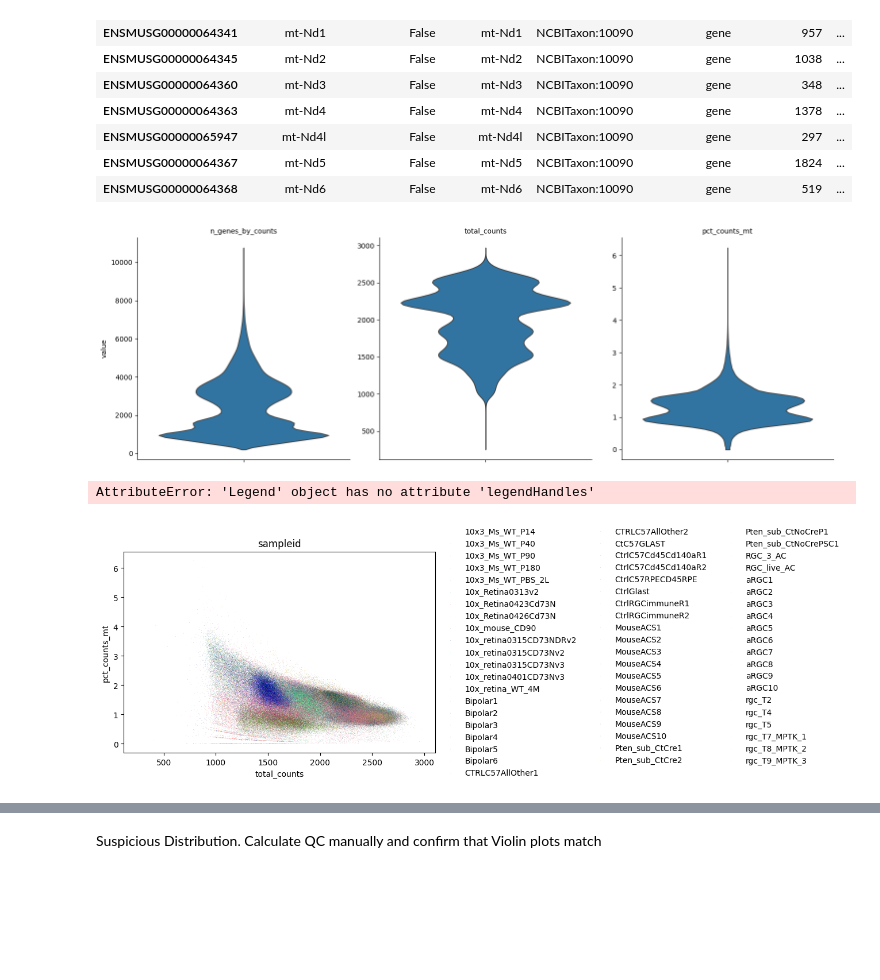
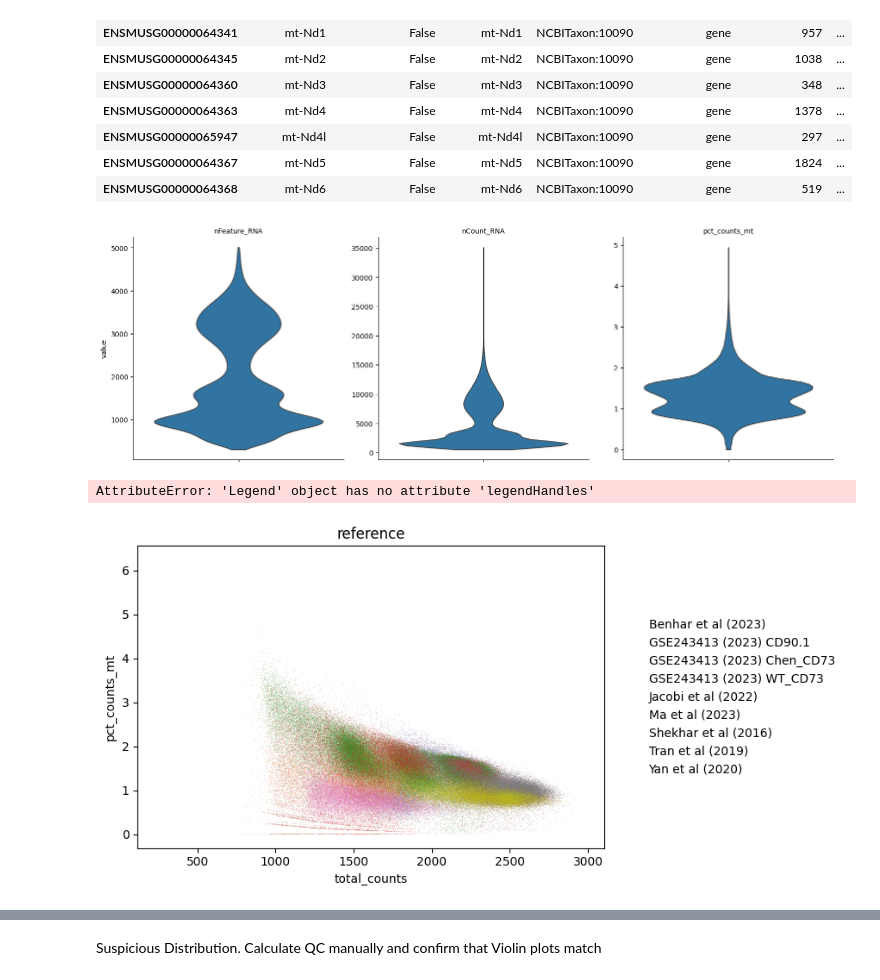
Before and after one commit to yuyanchenglab/CAMR2024, a Jupyter notebook: QualityControl.ipynb, the cells around one changed output, grey strips where cells are left out. Drawn from its saved outputs; the diff is of its cells as text; code cells hidden in the pictures; blank space fills up the shorter version.

Commit message:
Modified code to save figures to files

```diff
--- a/QualityControl.ipynb
+++ b/QualityControl.ipynb
@@ -87,15 +87,19 @@ sc.pp.calculate_qc_metrics(
 # Better Titles + Legend (More descriptive)
 sc.pl.violin(
     adata,
-    ["n_genes_by_counts", "total_counts", "pct_counts_mt"],
+    # ["n_genes_by_counts", "total_counts", "pct_counts_mt"],
+    ["nFeature_RNA", "nCount_RNA", "pct_counts_mt"],
     stripplot = False,
     multi_panel=True,
+    show=False
 )
+
+plt.savefig('figures/qc_violin')
 # %% [output]
-[figure, old version]
+[figure, new version]
 # %%
 # Color by experiment
-sc.pl.scatter(adata, x='total_counts', y='pct_counts_mt', color='sampleid')
+sc.pl.scatter(adata, x='total_counts', y='pct_counts_mt', color='reference')
 # %% [output]
 AttributeError: 'Legend' object has no attribute 'legendHandles'
-[figure, old version]
+[figure, new version]
```
Also changed, not shown: parts of 29 cells of this notebook, 11 other files.
